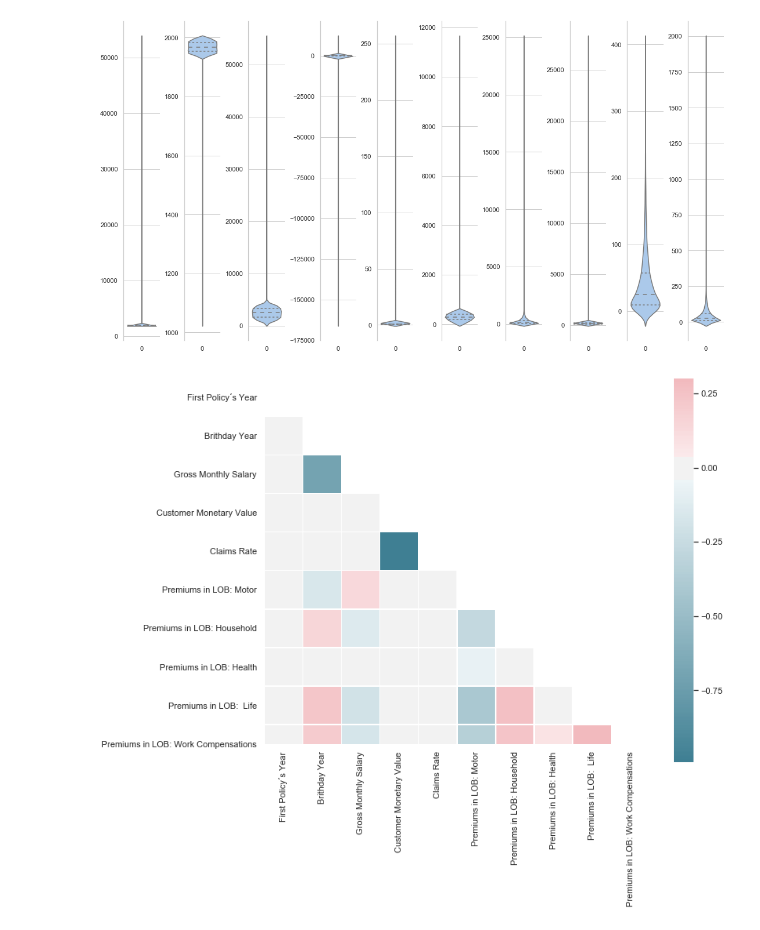
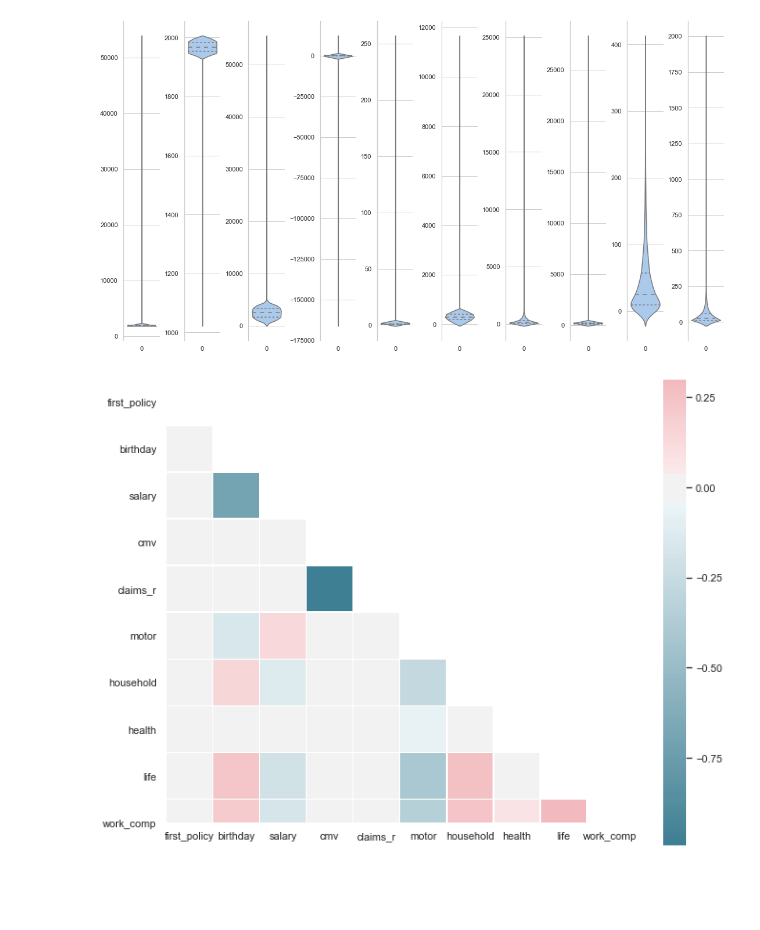
Before and after one commit to NovaIMSStudents/DataMiningFinalProject, a Jupyter notebook: DataAnalysisDM.ipynb, the cells around one changed output. Cells and saved outputs as stored; diff of their text form; code cells hidden in the pictures; blank space fills up the shorter version.

```diff
--- a/DataAnalysisDM.ipynb
+++ b/DataAnalysisDM.ipynb
@@ -59,7 +59,10 @@ abtquery="""SELECT e.'Customer Identity', e.'First Policy´s Year', e.'Brithday
             WHERE l.'Customer Identity'=e.'Customer Identity'"""
 cursor.execute(abtquery)
 
-df=pd.DataFrame(cursor.fetchall(), columns=[d[0] for d in cursor.description])
+#Variables alias
+alias=["id","first_policy","birthday","education","salary","area","children","cmv","claims_r","motor","household","health","life","work_comp"]
+
+df=pd.DataFrame(cursor.fetchall(), columns=alias)
 conn.close()
 df.head()
 # %% [output]
@@ -96,5 +107,6 @@ dtype: object
 # %%
 #Correcting some data types
-df=df.astype({"Geographic Living Area": object, "Has Children (Y=1)": object})
+#"first_policy":int, "birthday":int, "salary":int, can't be converted due to NAs
+df=df.astype({"area": object, "children": object})
 # %%
 #Get summary statistics from df
@@ -175,6 +187,6 @@ dtype: int64
 <img src="./img/anatomy_of_figure.png"/>
 # %%
 #Define metric and non-metric datasets
-metric= df.loc[:,(df.columns=="Customer Identity") | (np.array(df.dtypes=="float64"))]
-non_metric= df.loc[:,(df.columns=="Customer Identity") | (np.array(df.dtypes=="object"))]
+metric= df.loc[:,(df.columns=="id") | (np.array(df.dtypes=="float64"))]
+non_metric= df.loc[:,(df.columns=="id") | (np.array(df.dtypes=="object"))]
 # %%
@@ -235,22 +248,22 @@ fig.set_size_inches(15, 8)
 # %%
 sns.set(style="white")
 
 # Compute the correlation matrix
-corr = metric.drop("Customer Identity",1).corr() #Getting correlation of numerical variables
+corr = metric.drop("id",1).corr() #Getting correlation of numerical variables
 
 # Generate a mask for the upper triangle
 mask = np.zeros_like(corr, dtype=np.bool) #Return an array of zeros (Falses) with the same shape and type as a given array
 mask[np.triu_indices_from(mask)] = True #The upper-triangle array is now composed by True values
 
 # Set up the matplotlib figure
 f, ax = plt.subplots(figsize=(11, 9))
 
 # Generate a custom diverging colormap
 cmap = sns.diverging_palette(220, 10, as_cmap=True) #Make a diverging palette between two HUSL colors. Return a matplotlib colormap object.
 
 # Draw the heatmap with the mask and correct aspect ratio
 sns.heatmap(corr, mask=mask, cmap=cmap, vmax=.3, center=0, square=True, linewidths=.5)
 
 plt.show()
 # %% [output]
-[figure, old version]
+[figure, new version]
```
Also changed, not shown: parts of 16 cells of this notebook.
